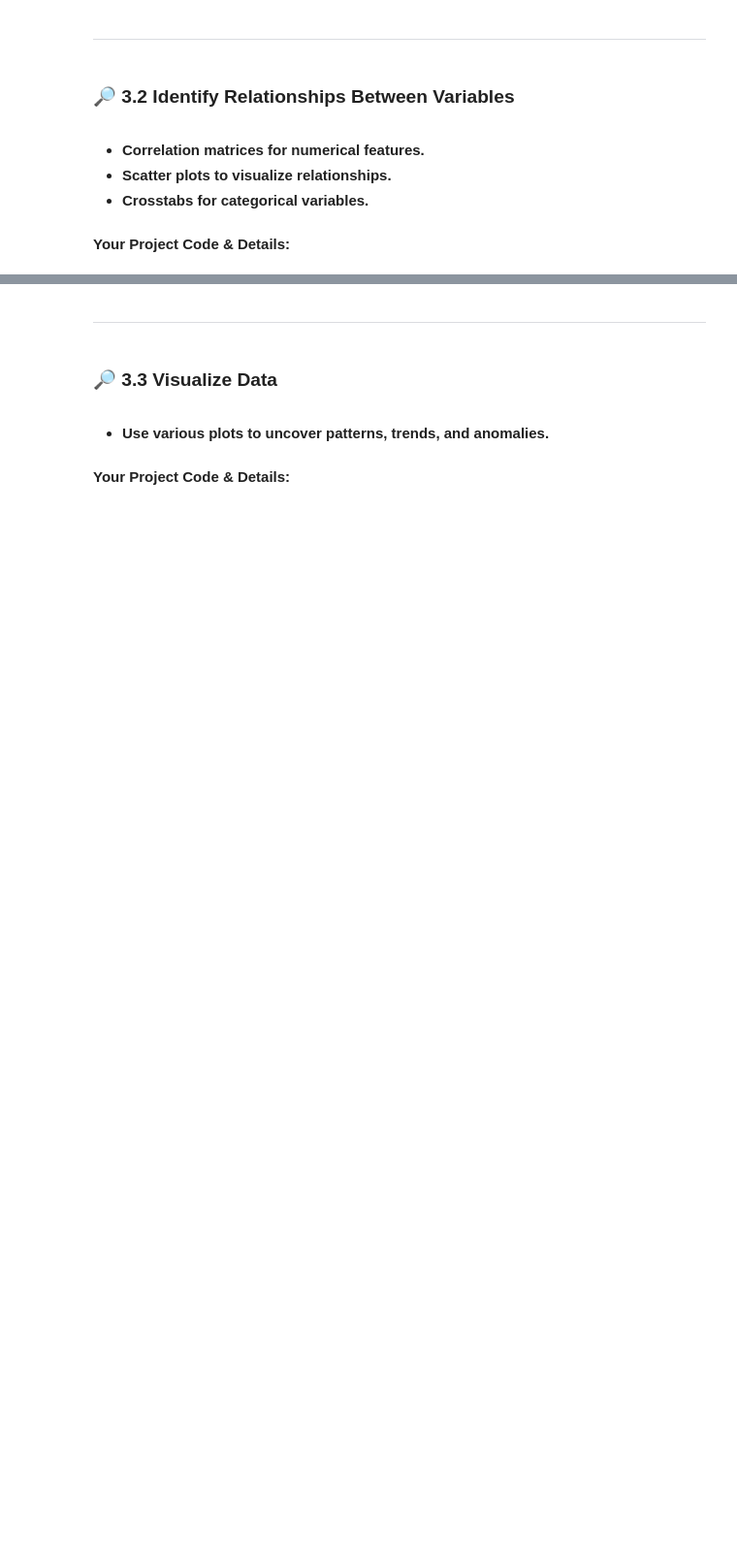
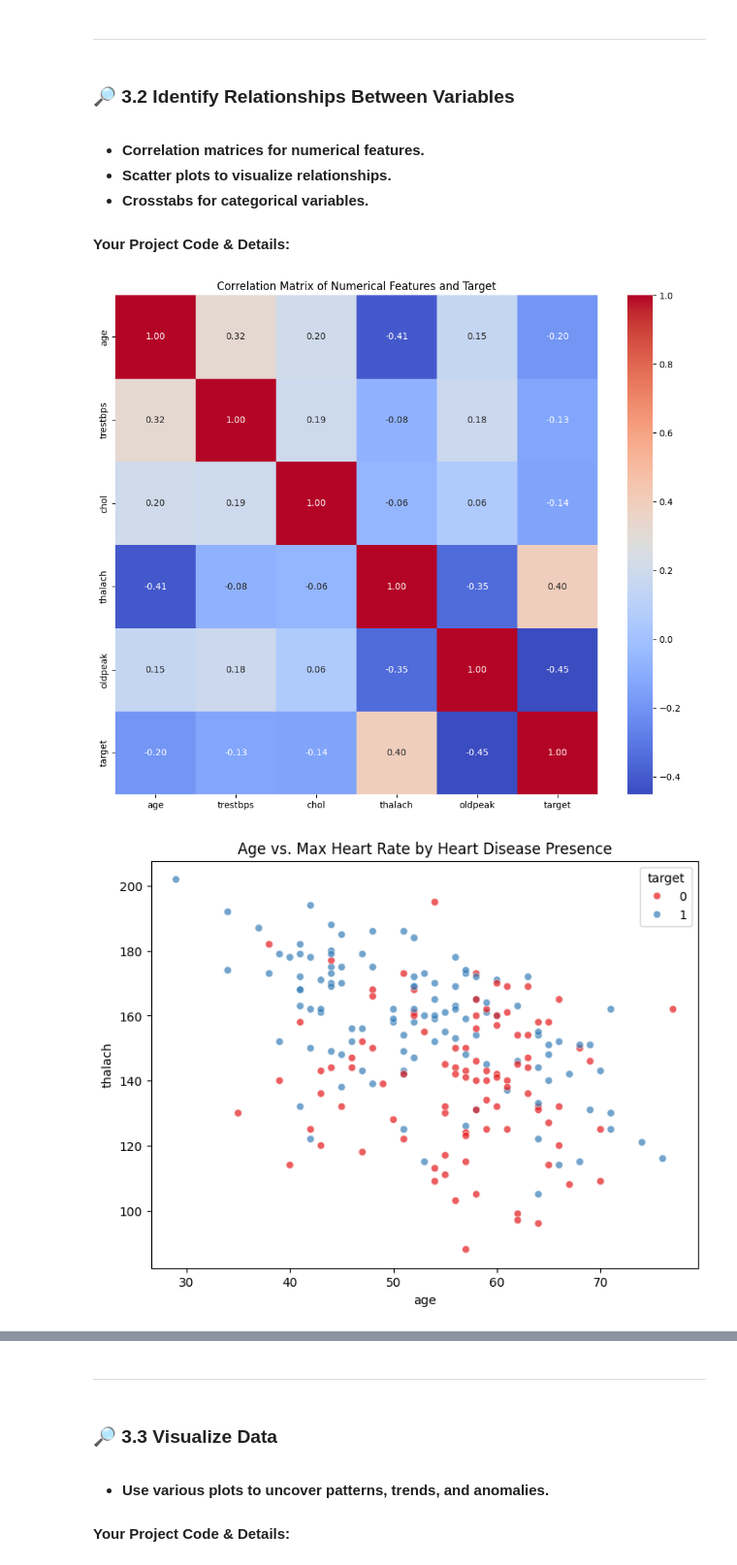
Before and after one commit to clarsendartois/Smart-Engineer-AI, a Jupyter notebook: Machine Learning/Projects/Heart Disease Prediction/heart_disease_prediction.ipynb, the cells around one changed output, grey strips where cells are left out. Shown at 97% size. Saved outputs shown, nothing was run; the diff lists cells and outputs as text; code cells hidden in the pictures; blank space fills up the shorter version.

```diff
--- a/Machine Learning/Projects/Heart Disease Prediction/heart_disease_prediction.ipynb
+++ b/Machine Learning/Projects/Heart Disease Prediction/heart_disease_prediction.ipynb
@@ -450,23 +505,40 @@ plt.show()
 
 #### **Your Project Code & Details:**
 # %%
-# Correlation matrix for numerical features
-plt.figure(figsize=(10, 8))
-sns.heatmap(X_train[numerical_features].corr(), annot=True, cmap='coolwarm', fmt=".2f")
-plt.title('Correlation Matrix of Numerical Features')
+# Combine X_train and y_train for correlation analysis
+df_train_eda = pd.concat([X_train, y_train], axis=1)
+
+# Correlation matrix for numerical features and target
+plt.figure(figsize=(12, 10))
+sns.heatmap(df_train_eda[numerical_features + [TARGET_COLUMN]].corr(), annot=True, cmap='coolwarm', fmt=".2f")
+plt.title('Correlation Matrix of Numerical Features and Target')
 plt.show()
 
-# Example: Scatter plot of two numerical features vs. target
-# sns.scatterplot(data=X_train, x='feature_A', y='feature_B', hue=y_train)
-# plt.title('Feature A vs. Feature B colored by Target')
-# plt.show()
+# Example: Scatter plot of 'age' vs 'thalach' colored by target
+plt.figure(figsize=(8, 6))
+sns.scatterplot(data=df_train_eda, x='age', y='thalach', hue=TARGET_COLUMN, palette='Set1', alpha=0.7)
+plt.title('Age vs. Max Heart Rate by Heart Disease Presence')
+plt.show()
 
-# Example: Box plot of a numerical feature vs. categorical target
-# sns.boxplot(x=y_train, y=X_train['numerical_feature_X'])
-# plt.title('Numerical Feature X distribution across Target Classes')
-# plt.show()
+# Box plots for numerical features vs. target
+plt.figure(figsize=(18, 12))
+for i, col in enumerate(numerical_features):
+    plt.subplot(len(numerical_features)//3 + 1, 3, i + 1)
+    sns.boxplot(x=TARGET_COLUMN, y=col, data=df_train_eda, palette='pastel')
+    plt.title(f'{col} Distribution by Target')
+plt.tight_layout()
+plt.show()
 
-# Crosstab for categorical features vs. target
-# for cat_col in categorical_features:
-#     print(f"\nCrosstab for {cat_col} vs. {TARGET_COLUMN}:")
-#     print(pd.crosstab(X_train[cat_col], y_train, normalize='index'))
+# Crosstabs for categorical features vs. target
+print("\nCrosstabs for Categorical Features vs. Target:")
+for cat_col in categorical_features:
+    print(f"\n--- {cat_col} vs. {TARGET_COLUMN} ---")
+    print(pd.crosstab(df_train_eda[cat_col], df_train_eda[TARGET_COLUMN], normalize='index').round(2))
+    # You might also want to visualize this with a stacked bar chart
+    # df_train_eda.groupby(cat_col)[TARGET_COLUMN].value_counts(normalize=True).unstack().plot(kind='bar', stacked=True)
+    # plt.title(f'Heart Disease Presence by {cat_col}')
+    # plt.ylabel('Proportion')
+    # plt.show()
+# %% [output]
+[figure, added]
+[figure, added]
```
Also changed, not shown: parts of 19 cells of this notebook.
